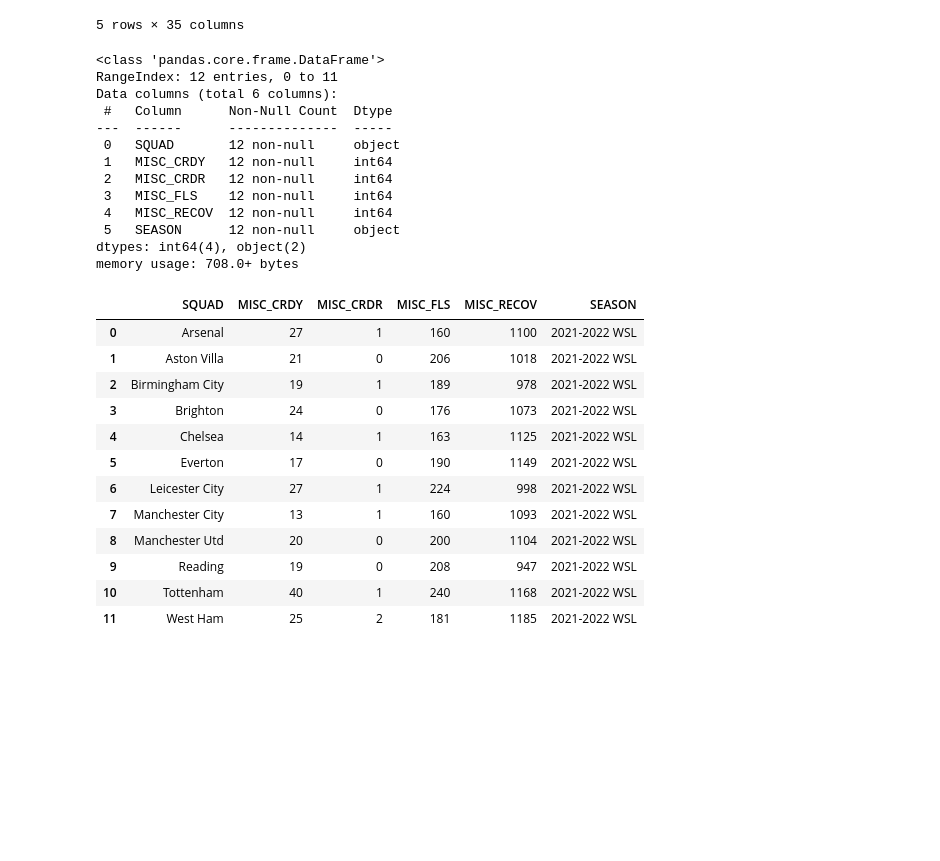
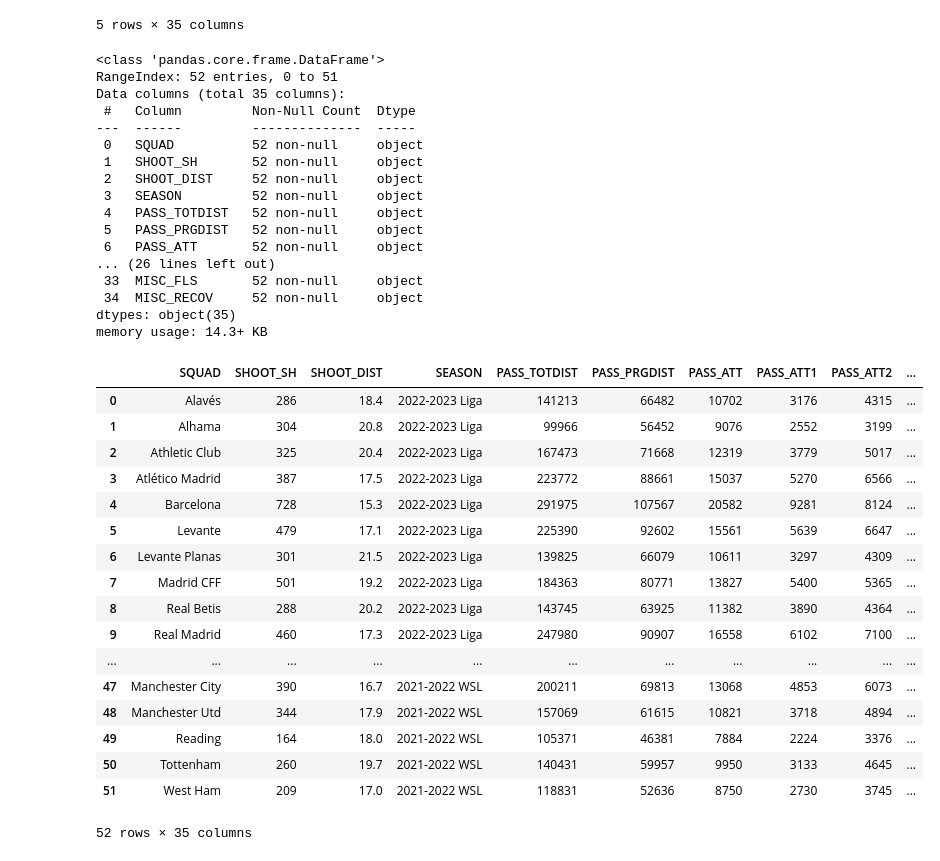
Before and after one commit to daltonpain/fbref-data-scraping, a Jupyter notebook: pro_leagues.ipynb, the cells around one changed output. Drawn from its saved outputs; the diff is of its cells as text; code cells hidden in the pictures; blank space fills up the shorter version.

```diff
--- a/pro_leagues.ipynb
+++ b/pro_leagues.ipynb
@@ -90,19 +77,23 @@ display(df_merged.head())
 | 4 | Barcelona | 728 | 15.3 | 2022-2023 Liga | 291975 | 107567 | 20582 | 9281 | 8124 | ... |
 5 rows × 35 columns
 # %%
-df.info()
+df_merged.info()
 # %% [output]
 <class 'pandas.core.frame.DataFrame'>
-RangeIndex: 12 entries, 0 to 11
-Data columns (total 6 columns):
- #   Column      Non-Null Count  Dtype
----  ------      --------------  -----
- 0   SQUAD       12 non-null     object
- 1   MISC_CRDY   12 non-null     int64
- 2   MISC_CRDR   12 non-null     int64
- 3   MISC_FLS    12 non-null     int64
- 4   MISC_RECOV  12 non-null     int64
- 5   SEASON      12 non-null     object
-dtypes: int64(4), object(2)
-memory usage: 708.0+ bytes
+RangeIndex: 52 entries, 0 to 51
+Data columns (total 35 columns):
+ #   Column         Non-Null Count  Dtype
+---  ------         --------------  -----
+ 0   SQUAD          52 non-null     object
+ 1   SHOOT_SH       52 non-null     object
+ 2   SHOOT_DIST     52 non-null     object
+ 3   SEASON         52 non-null     object
+ 4   PASS_TOTDIST   52 non-null     object
+ 5   PASS_PRGDIST   52 non-null     object
+ 6   PASS_ATT       52 non-null     object
+... (26 lines left out)
+ 33  MISC_FLS       52 non-null     object
+ 34  MISC_RECOV     52 non-null     object
+dtypes: object(35)
+memory usage: 14.3+ KB
 # %%
@@ -110,16 +101,21 @@ df.to_csv("data/pro_leagues.csv")
 # %%
-display(df)
+display(df_merged)
 # %% [output]
-|  | SQUAD | MISC_CRDY | MISC_CRDR | MISC_FLS | MISC_RECOV | SEASON |
-| 0 | Arsenal | 27 | 1 | 160 | 1100 | 2021-2022 WSL |
-| 1 | Aston Villa | 21 | 0 | 206 | 1018 | 2021-2022 WSL |
-| 2 | Birmingham City | 19 | 1 | 189 | 978 | 2021-2022 WSL |
-| 3 | Brighton | 24 | 0 | 176 | 1073 | 2021-2022 WSL |
-| 4 | Chelsea | 14 | 1 | 163 | 1125 | 2021-2022 WSL |
-| 5 | Everton | 17 | 0 | 190 | 1149 | 2021-2022 WSL |
-| 6 | Leicester City | 27 | 1 | 224 | 998 | 2021-2022 WSL |
-| 7 | Manchester City | 13 | 1 | 160 | 1093 | 2021-2022 WSL |
-| 8 | Manchester Utd | 20 | 0 | 200 | 1104 | 2021-2022 WSL |
-| 9 | Reading | 19 | 0 | 208 | 947 | 2021-2022 WSL |
-| 10 | Tottenham | 40 | 1 | 240 | 1168 | 2021-2022 WSL |
-| 11 | West Ham | 25 | 2 | 181 | 1185 | 2021-2022 WSL |
+|  | SQUAD | SHOOT_SH | SHOOT_DIST | SEASON | PASS_TOTDIST | PASS_PRGDIST | PASS_ATT | PASS_ATT1 | PASS_ATT2 | ... |
+| 0 | Alavés | 286 | 18.4 | 2022-2023 Liga | 141213 | 66482 | 10702 | 3176 | 4315 | ... |
+| 1 | Alhama | 304 | 20.8 | 2022-2023 Liga | 99966 | 56452 | 9076 | 2552 | 3199 | ... |
+| 2 | Athletic Club | 325 | 20.4 | 2022-2023 Liga | 167473 | 71668 | 12319 | 3779 | 5017 | ... |
+| 3 | Atlético Madrid | 387 | 17.5 | 2022-2023 Liga | 223772 | 88661 | 15037 | 5270 | 6566 | ... |
+| 4 | Barcelona | 728 | 15.3 | 2022-2023 Liga | 291975 | 107567 | 20582 | 9281 | 8124 | ... |
+| 5 | Levante | 479 | 17.1 | 2022-2023 Liga | 225390 | 92602 | 15561 | 5639 | 6647 | ... |
+| 6 | Levante Planas | 301 | 21.5 | 2022-2023 Liga | 139825 | 66079 | 10611 | 3297 | 4309 | ... |
+| 7 | Madrid CFF | 501 | 19.2 | 2022-2023 Liga | 184363 | 80771 | 13827 | 5400 | 5365 | ... |
+| 8 | Real Betis | 288 | 20.2 | 2022-2023 Liga | 143745 | 63925 | 11382 | 3890 | 4364 | ... |
+| 9 | Real Madrid | 460 | 17.3 | 2022-2023 Liga | 247980 | 90907 | 16558 | 6102 | 7100 | ... |
+| ... | ... | ... | ... | ... | ... | ... | ... | ... | ... | ... |
+| 47 | Manchester City | 390 | 16.7 | 2021-2022 WSL | 200211 | 69813 | 13068 | 4853 | 6073 | ... |
+| 48 | Manchester Utd | 344 | 17.9 | 2021-2022 WSL | 157069 | 61615 | 10821 | 3718 | 4894 | ... |
+| 49 | Reading | 164 | 18.0 | 2021-2022 WSL | 105371 | 46381 | 7884 | 2224 | 3376 | ... |
+| 50 | Tottenham | 260 | 19.7 | 2021-2022 WSL | 140431 | 59957 | 9950 | 3133 | 4645 | ... |
+| 51 | West Ham | 209 | 17.0 | 2021-2022 WSL | 118831 | 52636 | 8750 | 2730 | 3745 | ... |
+52 rows × 35 columns
```
Also changed, not shown: parts of 2 cells of this notebook, 4 other files.
